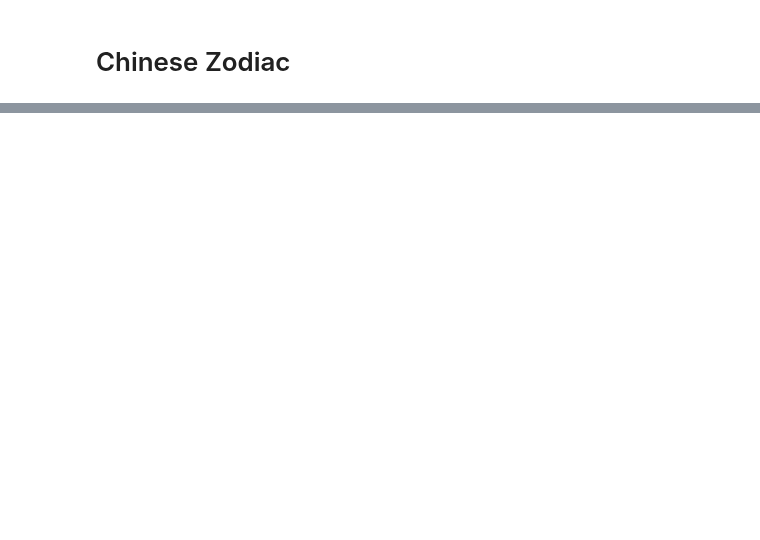
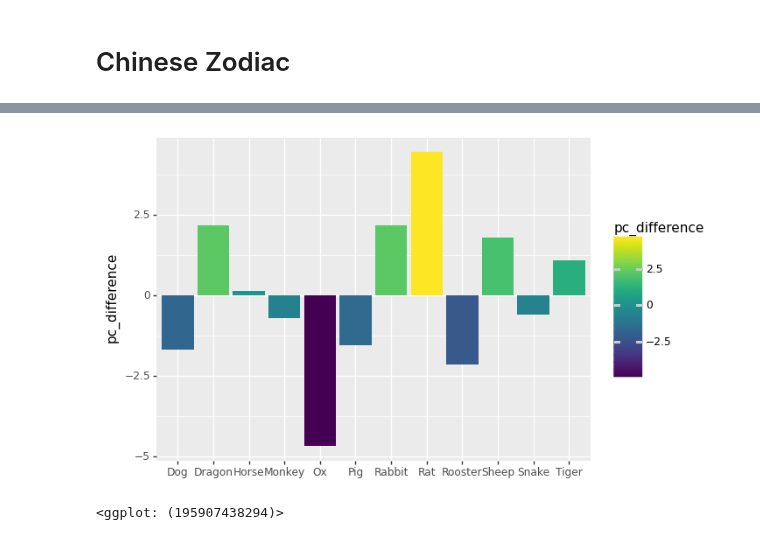
Before and after one commit to OjasSB/DS105, a Jupyter notebook: notebooks/Zodiac.ipynb, the cells around one changed output, grey strips where cells are left out. Drawn from its saved outputs; the diff is of its cells as text; code cells hidden in the pictures; blank space fills up the shorter version.

Commit message:
Chinese zodiac

```diff
--- a/notebooks/Zodiac.ipynb
+++ b/notebooks/Zodiac.ipynb
@@ -111,3 +111,42 @@ pig=[1923, 1935, 1947, 1959, 1971, 1983, 1995, 2007, 2019, 2031]
 rat=[1924, 1936, 1948, 1960, 1972, 1984, 1996, 2008, 2020, 2032]
 ox=[1925, 1937, 1949, 1961, 1973, 1985, 1997, 2009, 2021, 2033]
 tiger=[1926, 1938, 1950, 1962, 1974, 1986, 1998, 2010, 2022, 2034]
+# %%
+def year_to_zodiac(year):
+    if year in rabbit:
+        return 'Rabbit'
+    if year in dragon:
+        return 'Dragon'
+    if year in snake:
+        return 'Snake'
+    if year in horse:
+        return 'Horse'
+    if year in sheep:
+        return 'Sheep'
+    if year in monkey:
+        return 'Monkey'
+    if year in rooster:
+        return 'Rooster'
+    if year in dog:
+        return 'Dog'
+    if year in pig:
+        return 'Pig'
+    if year in rat:
+        return 'Rat'
+    if year in ox:
+        return 'Ox'
+    if year in tiger:
+        return 'Tiger'
+# %%
+data=pd.read_csv('../data/data_included.csv')
+data['birth_date']=pd.to_datetime(data['birth_date'], errors='coerce')
+data['year']=data['birth_date'].dt.year
+data['zodiac']=data['year'].apply(year_to_zodiac)
+count_df=data.groupby('zodiac').count()[['name']]
+count_df['percent']=count_df['name']/count_df['name'].sum()*100
+count_df['percent']=count_df['percent'].round(2)
+count_df['difference']=count_df['percent']-8.33
+count_df['pc_difference']=(count_df['difference']/8.33*100).round(2)
+count_df=count_df.reindex(['Rabbit', 'Dragon', 'Snake', 'Horse', 'Sheep', 'Monkey', 'Rooster', 'Dog', 'Pig', 'Rat', 'Ox', 'Tiger'])
+count_df.index=pd.CategoricalIndex(['Rabbit', 'Dragon', 'Snake', 'Horse', 'Sheep', 'Monkey', 'Rooster', 'Dog', 'Pig', 'Rat', 'Ox', 'Tiger'], ordered=True)
+count_df
@@ -113,0 +167,7 @@ tiger=[1926, 1938, 1950, 1962, 1974, 1986, 1998, 2010, 2022, 2034]
+# %%
+from plotnine import *
+ggplot(count_df, aes(x=count_df.index, y='pc_difference', fill='pc_difference')) \
+    + geom_bar(stat='identity')
+# %% [output]
+[figure, added]
+<ggplot: (195907438294)>
```
Also changed, not shown: parts of 3 cells of this notebook.
